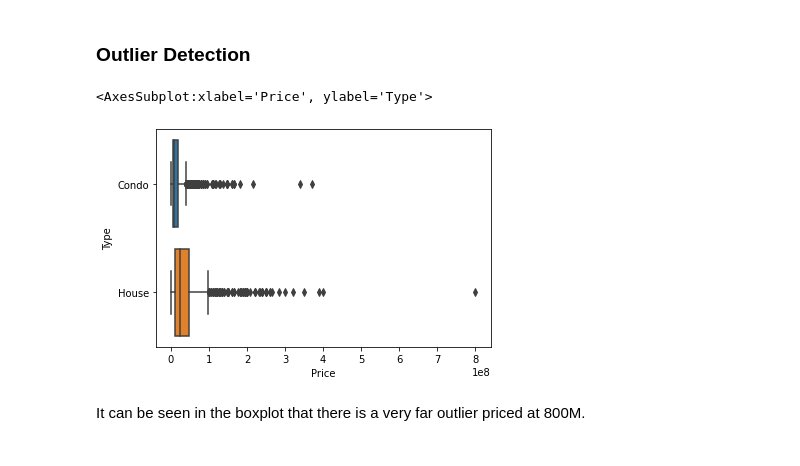
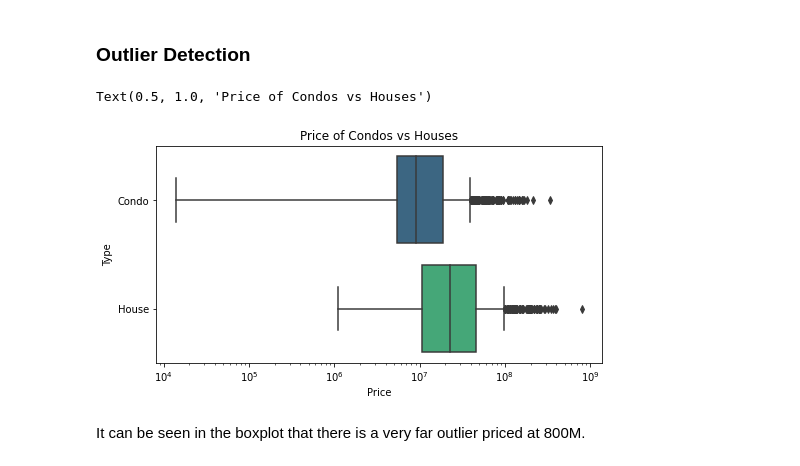
Before and after one commit to cc-visionary/DATA102-Property-Access-PH, a Jupyter notebook: Scraping and EDA.ipynb, the cells around one changed output. Saved outputs shown, nothing was run; the diff lists cells and outputs as text; code cells hidden in the pictures.

```diff
--- a/Scraping and EDA.ipynb
+++ b/Scraping and EDA.ipynb
@@ -567,8 +567,8 @@ Name: Island, dtype: int64
 # %%
 def extractType(name):
     non_residential_keywords = ['Office', 'Commercial', 'Industrial']
-    condo_keywords = ['Condo', 'Tower', 'Residences', 'Residential', 'Unit', 'Apartment', 'Loft', 'Suite', 'Studio', 'Penthouse']
-    house_keywords = ['House', 'Home', 'Townhouse', 'Townhomes']
+    condo_keywords = ['Condo', 'Tower', 'Residences', 'Unit', 'Apartment', 'Loft', 'Suite', 'Studio', 'Penthouse']
+    house_keywords = ['House', 'Home', 'Townhouse', 'Townhomes', 'Residential']
     if(len([0 for keyword in non_residential_keywords if keyword in name])):
         return 'Non Residential'
     elif(len([0 for keyword in condo_keywords if keyword in name])):
@@ -860,9 +860,12 @@ df.head()
 # %% [markdown]
 ### Outlier Detection
 # %%
-sns.boxplot(data=df, x='Price', y='Type')
+fig, ax= plt.subplots(figsize=(8, 4))
+ax.set_xscale('log')
+sns.boxplot(data=df, x='Price', y='Type', palette='viridis', ax=ax)
+plt.title('Price of Condos vs Houses')
 # %% [output]
-<AxesSubplot:xlabel='Price', ylabel='Type'>
+Text(0.5, 1.0, 'Price of Condos vs Houses')
-[figure, old version]
+[figure, new version]
 # %% [markdown]
 It can be seen in the boxplot that there is a very far outlier priced at 800M.
```
Also changed, not shown: parts of 19 cells of this notebook, 1 other file.
